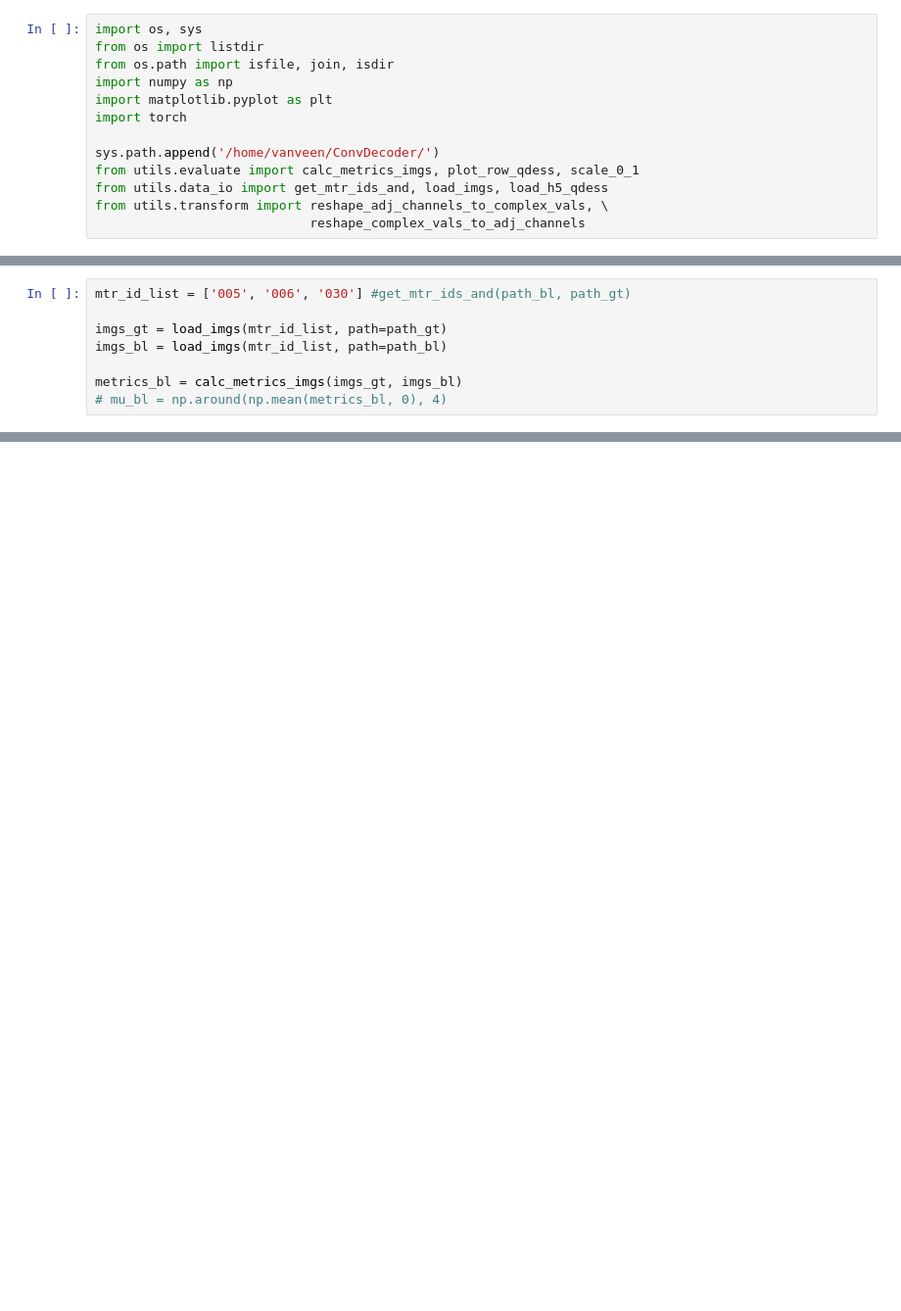
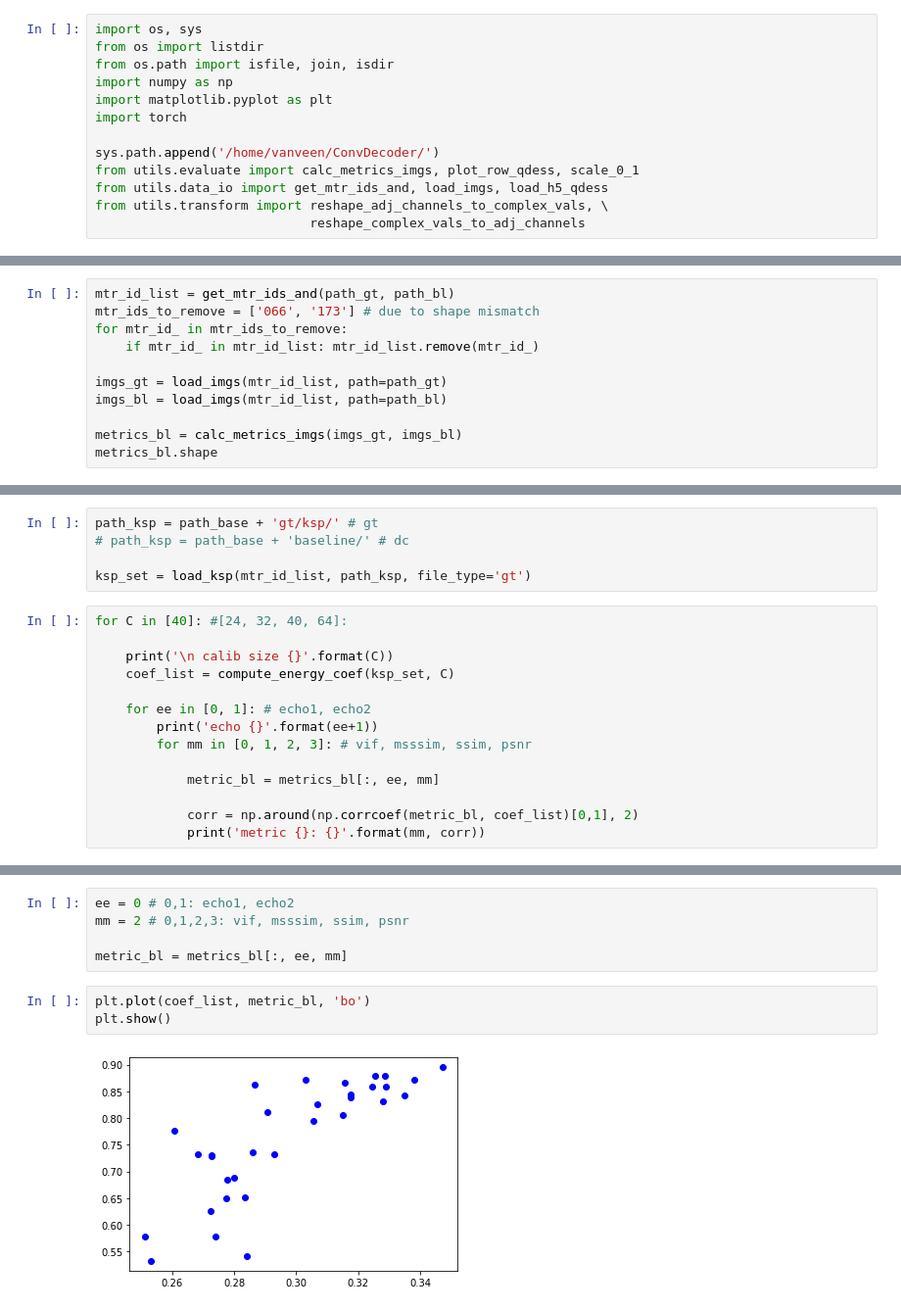
Before and after one commit to davevanveen/unsup_mri, a Jupyter notebook: ipynb/20210402_corr_ssim_w_ksp_energy.ipynb, the cells around one changed output, grey strips where cells are left out. Shown at 98% size. Saved outputs shown, nothing was run; the diff lists cells and outputs as text; blank space fills up the shorter version.

```diff
--- a/ipynb/20210402_corr_ssim_w_ksp_energy.ipynb
+++ b/ipynb/20210402_corr_ssim_w_ksp_energy.ipynb
@@ -61,8 +77,11 @@ mask = abs(np.load(path_mask)).astype(np.uint8)
 # %%
-mtr_id_list = ['005', '006', '030'] #get_mtr_ids_and(path_bl, path_gt)
+mtr_id_list = get_mtr_ids_and(path_gt, path_bl)
+mtr_ids_to_remove = ['066', '173'] # due to shape mismatch
+for mtr_id_ in mtr_ids_to_remove:
+    if mtr_id_ in mtr_id_list: mtr_id_list.remove(mtr_id_)
 
 imgs_gt = load_imgs(mtr_id_list, path=path_gt)
 imgs_bl = load_imgs(mtr_id_list, path=path_bl)
 
 metrics_bl = calc_metrics_imgs(imgs_gt, imgs_bl)
-# mu_bl = np.around(np.mean(metrics_bl, 0), 4)
+metrics_bl.shape
@@ -72,0 +100,19 @@ metrics_bl.shape, imgs_bl.shape
+# %%
+path_ksp = path_base + 'gt/ksp/' # gt
+# path_ksp = path_base + 'baseline/' # dc
+
+ksp_set = load_ksp(mtr_id_list, path_ksp, file_type='gt')
+# %%
+for C in [40]: #[24, 32, 40, 64]:
+
+    print('\n calib size {}'.format(C))
+    coef_list = compute_energy_coef(ksp_set, C)
+
+    for ee in [0, 1]: # echo1, echo2
+        print('echo {}'.format(ee+1))
+        for mm in [0, 1, 2, 3]: # vif, msssim, ssim, psnr
+
+            metric_bl = metrics_bl[:, ee, mm]
+
+            corr = np.around(np.corrcoef(metric_bl, coef_list)[0,1], 2)
+            print('metric {}: {}'.format(mm, corr))
@@ -72,0 +131,10 @@ metrics_bl.shape, imgs_bl.shape
+# %%
+ee = 0 # 0,1: echo1, echo2
+mm = 2 # 0,1,2,3: vif, msssim, ssim, psnr
+
+metric_bl = metrics_bl[:, ee, mm]
+# %%
+plt.plot(coef_list, metric_bl, 'bo')
+plt.show()
+# %% [output]
+[figure, added]
```
Also changed, not shown: parts of 13 cells of this notebook, 5 other files.
